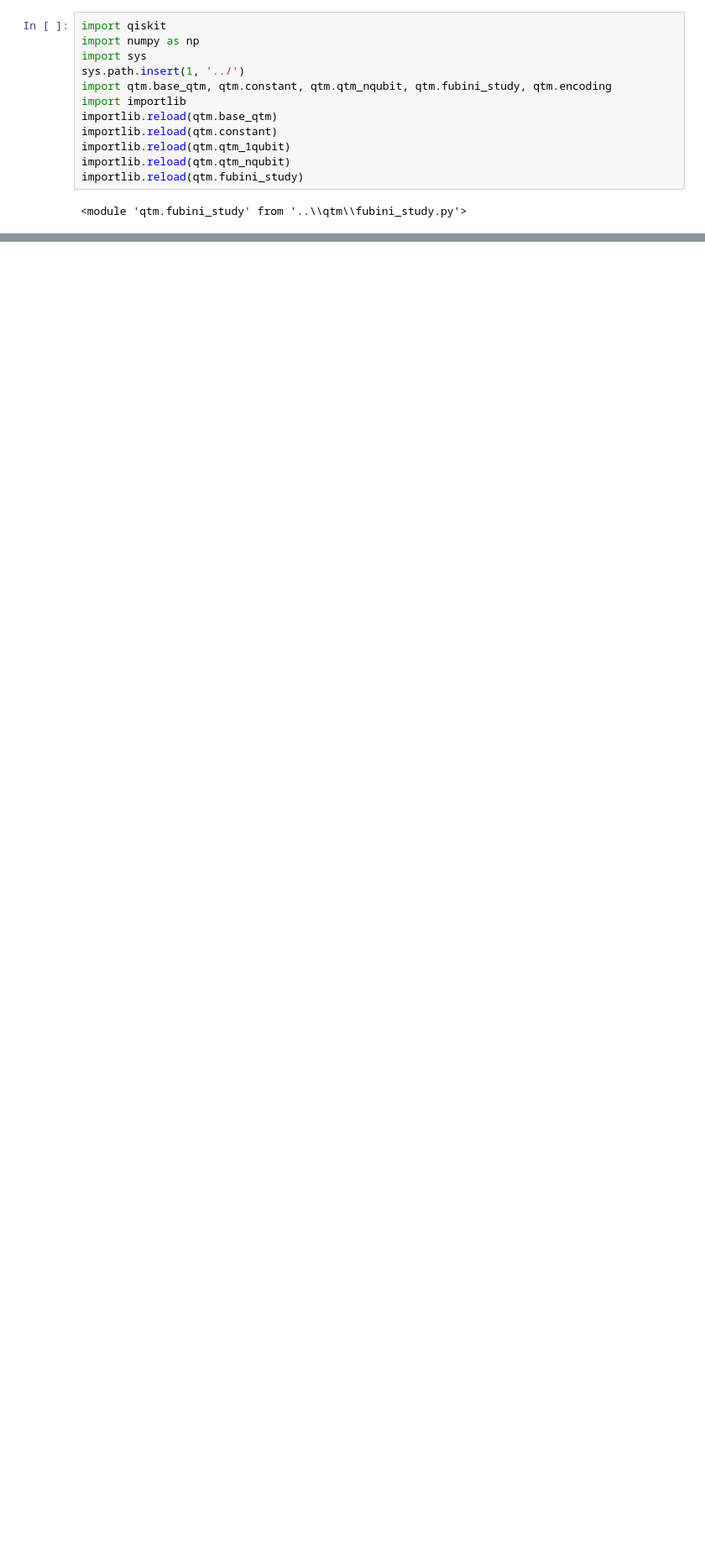
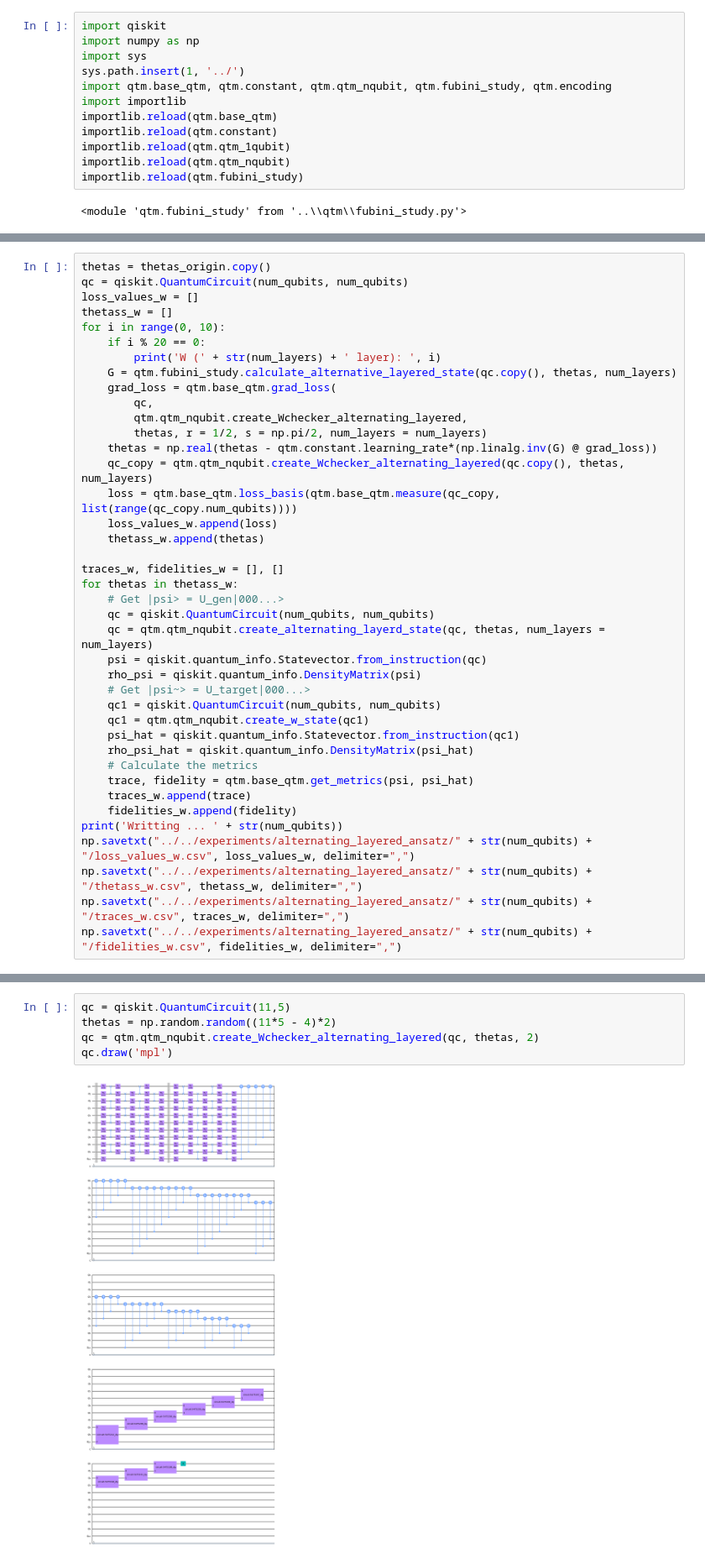
Before and after one commit to vutuanhai237/UC-VQA, a Jupyter notebook: codes/alternating_layered_ansatz/compare_alternating_layered.ipynb, the cells around one changed output, grey strips where cells are left out. Shown at 84% size. Cells and saved outputs as stored; diff of their text form; blank space fills up the shorter version.

```diff
--- a/codes/alternating_layered_ansatz/compare_alternating_layered.ipynb
+++ b/codes/alternating_layered_ansatz/compare_alternating_layered.ipynb
@@ -76,0 +91,40 @@ np.savetxt("../../experiments/binho_ansatz_15layer/" + str(num_layers) + "/fidel
+# %%
+thetas = thetas_origin.copy()
+qc = qiskit.QuantumCircuit(num_qubits, num_qubits)
+loss_values_w = []
+thetass_w = []
+for i in range(0, 10):
+    if i % 20 == 0:
+        print('W (' + str(num_layers) + ' layer): ', i)
+    G = qtm.fubini_study.calculate_alternative_layered_state(qc.copy(), thetas, num_layers)
+    grad_loss = qtm.base_qtm.grad_loss(
+        qc,
+        qtm.qtm_nqubit.create_Wchecker_alternating_layered,
+        thetas, r = 1/2, s = np.pi/2, num_layers = num_layers)
+    thetas = np.real(thetas - qtm.constant.learning_rate*(np.linalg.inv(G) @ grad_loss))
+    qc_copy = qtm.qtm_nqubit.create_Wchecker_alternating_layered(qc.copy(), thetas, num_layers)
+    loss = qtm.base_qtm.loss_basis(qtm.base_qtm.measure(qc_copy, list(range(qc_copy.num_qubits))))
+    loss_values_w.append(loss)
+    thetass_w.append(thetas)
+
+traces_w, fidelities_w = [], []
+for thetas in thetass_w:
+    # Get |psi> = U_gen|000...>
+    qc = qiskit.QuantumCircuit(num_qubits, num_qubits)
+    qc = qtm.qtm_nqubit.create_alternating_layerd_state(qc, thetas, num_layers = num_layers)
+    psi = qiskit.quantum_info.Statevector.from_instruction(qc)
+    rho_psi = qiskit.quantum_info.DensityMatrix(psi)
+    # Get |psi~> = U_target|000...>
+    qc1 = qiskit.QuantumCircuit(num_qubits, num_qubits)
+    qc1 = qtm.qtm_nqubit.create_w_state(qc1)
+    psi_hat = qiskit.quantum_info.Statevector.from_instruction(qc1)
+    rho_psi_hat = qiskit.quantum_info.DensityMatrix(psi_hat)
+    # Calculate the metrics
+    trace, fidelity = qtm.base_qtm.get_metrics(psi, psi_hat)
+    traces_w.append(trace)
+    fidelities_w.append(fidelity)
+print('Writting ... ' + str(num_qubits))
+np.savetxt("../../experiments/alternating_layered_ansatz/" + str(num_qubits) + "/loss_values_w.csv", loss_values_w, delimiter=",")
+np.savetxt("../../experiments/alternating_layered_ansatz/" + str(num_qubits) + "/thetass_w.csv", thetass_w, delimiter=",")
+np.savetxt("../../experiments/alternating_layered_ansatz/" + str(num_qubits) + "/traces_w.csv", traces_w, delimiter=",")
+np.savetxt("../../experiments/alternating_layered_ansatz/" + str(num_qubits) + "/fidelities_w.csv", fidelities_w, delimiter=",")
@@ -76,0 +134,7 @@ np.savetxt("../../experiments/binho_ansatz_15layer/" + str(num_layers) + "/fidel
+# %%
+qc = qiskit.QuantumCircuit(11,5)
+thetas = np.random.random((11*5 - 4)*2)
+qc = qtm.qtm_nqubit.create_Wchecker_alternating_layered(qc, thetas, 2)
+qc.draw('mpl')
+# %% [output]
+[figure, added]
```
Also changed, not shown: parts of 5 cells of this notebook, 19 other files.
